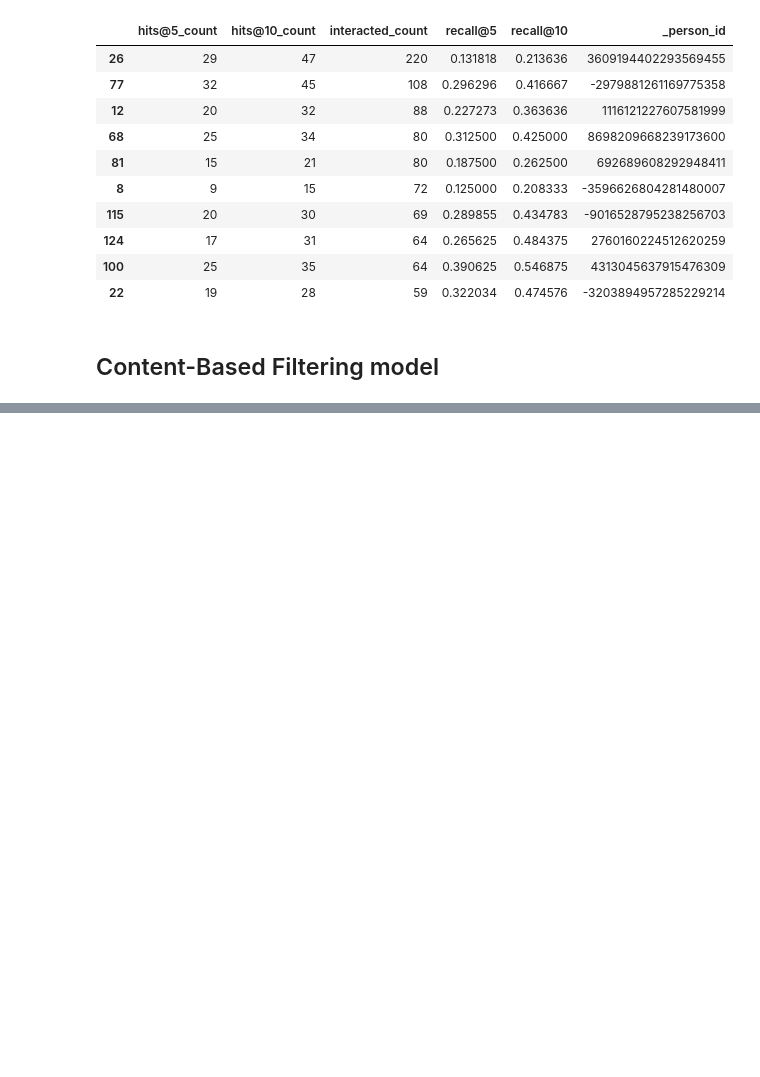
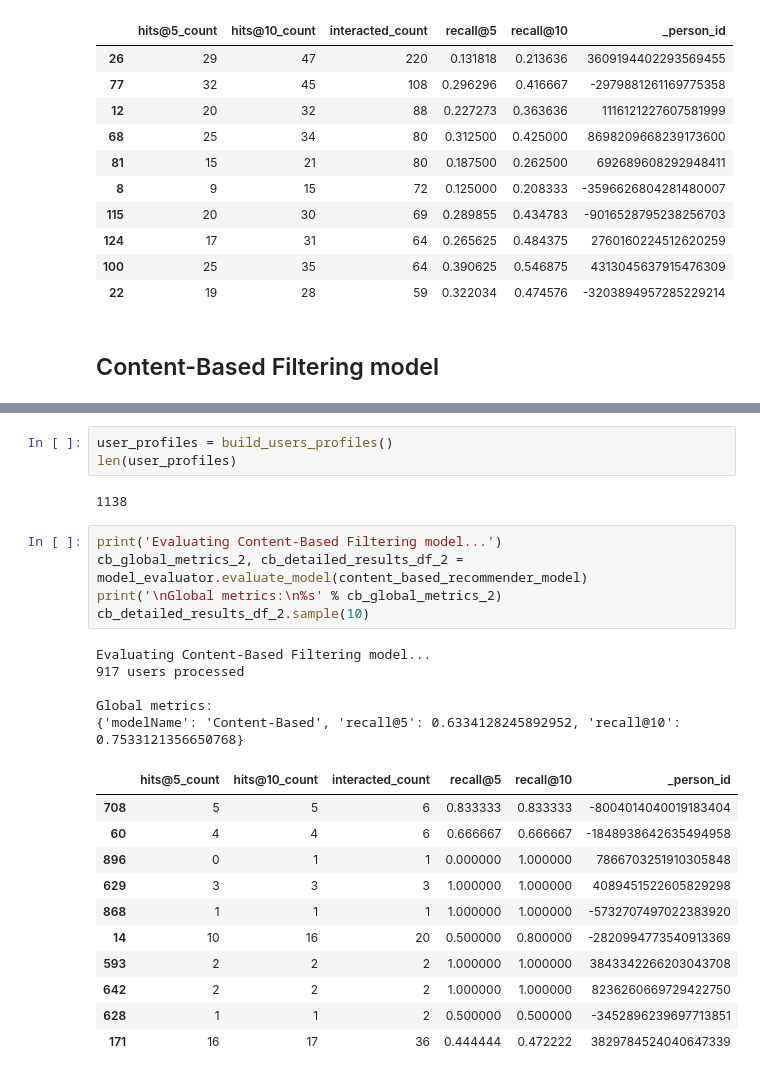
Before and after one commit to MohamedAmineMehrez/Recommender-System, a Jupyter notebook: Data-PreparationAndAnalysis.ipynb, the cells around one changed output, grey strips where cells are left out. Saved outputs shown, nothing was run; the diff lists cells and outputs as text; blank space fills up the shorter version.

```diff
--- a/Data-PreparationAndAnalysis.ipynb
+++ b/Data-PreparationAndAnalysis.ipynb
@@ -367,0 +543,27 @@ Python 3.12.7
+# %%
+user_profiles = build_users_profiles()
+len(user_profiles)
+# %% [output]
+1138
+# %%
+print('Evaluating Content-Based Filtering model...')
+cb_global_metrics_2, cb_detailed_results_df_2 = model_evaluator.evaluate_model(content_based_recommender_model)
+print('\nGlobal metrics:\n%s' % cb_global_metrics_2)
+cb_detailed_results_df_2.sample(10)
+# %% [output]
+Evaluating Content-Based Filtering model...
+917 users processed
+
+Global metrics:
+{'modelName': 'Content-Based', 'recall@5': 0.6334128245892952, 'recall@10': 0.7533121356650768}
+|  | hits@5_count | hits@10_count | interacted_count | recall@5 | recall@10 | _person_id |
+| 708 | 5 | 5 | 6 | 0.833333 | 0.833333 | -8004014040019183404 |
+| 60 | 4 | 4 | 6 | 0.666667 | 0.666667 | -1848938642635494958 |
+| 896 | 0 | 1 | 1 | 0.000000 | 1.000000 | 7866703251910305848 |
+| 629 | 3 | 3 | 3 | 1.000000 | 1.000000 | 4089451522605829298 |
+| 868 | 1 | 1 | 1 | 1.000000 | 1.000000 | -5732707497022383920 |
+| 14 | 10 | 16 | 20 | 0.500000 | 0.800000 | -2820994773540913369 |
+| 593 | 2 | 2 | 2 | 1.000000 | 1.000000 | 3843342266203043708 |
+| 642 | 2 | 2 | 2 | 1.000000 | 1.000000 | 8236260669729422750 |
+| 628 | 1 | 1 | 2 | 0.500000 | 0.500000 | -3452896239697713851 |
+| 171 | 16 | 17 | 36 | 0.444444 | 0.472222 | 3829784524040647339 |
```
Also changed, not shown: parts of 35 cells of this notebook.
